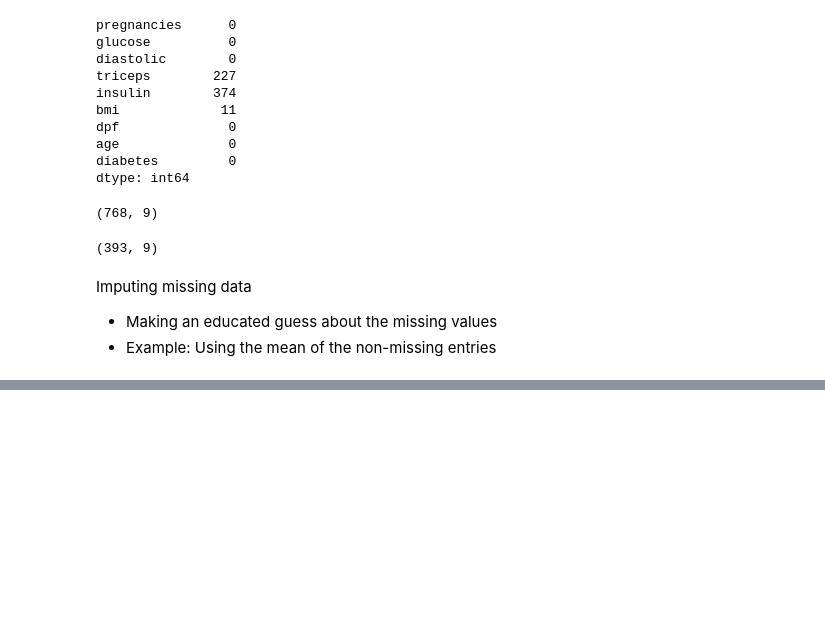
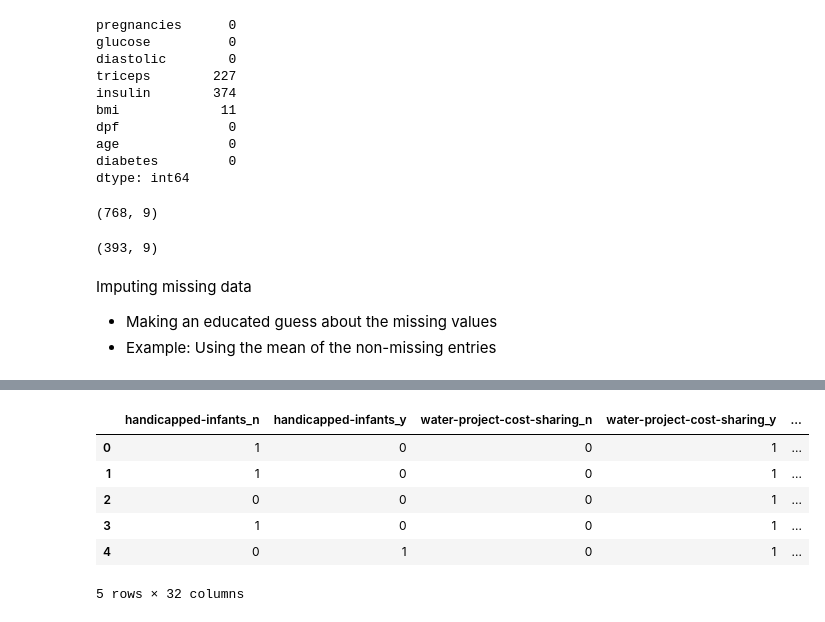
Before and after one commit to TyroneJensen/Machine-Learning, a Jupyter notebook: Supervised-with-scikit-learn/DC-4-prepro_and_pipes.ipynb, the cells around one changed output, grey strips where cells are left out. Saved outputs shown, nothing was run; the diff lists cells and outputs as text; code cells hidden in the pictures; blank space fills up the shorter version.

```diff
--- a/Supervised-with-scikit-learn/DC-4-prepro_and_pipes.ipynb
+++ b/Supervised-with-scikit-learn/DC-4-prepro_and_pipes.ipynb
@@ -193,0 +244,16 @@ Please also refer to the documentation for alternative solver options:
+# %%
+# Sort datatframe into predictive features: X and target feature: y
+X = df.drop('Class Name', axis=1)
+y = df['Class Name']
+# %%
+# convert categorical data to numerical
+X = pd.get_dummies(X)
+X.head()
+# %% [output]
+|  | handicapped-infants_n | handicapped-infants_y | water-project-cost-sharing_n | water-project-cost-sharing_y | ... |
+| 0 | 1 | 0 | 0 | 1 | ... |
+| 1 | 1 | 0 | 0 | 1 | ... |
+| 2 | 0 | 0 | 0 | 1 | ... |
+| 3 | 1 | 0 | 0 | 1 | ... |
+| 4 | 0 | 1 | 0 | 1 | ... |
+5 rows × 32 columns
```
Also changed, not shown: parts of 9 cells of this notebook, 1 other file.
